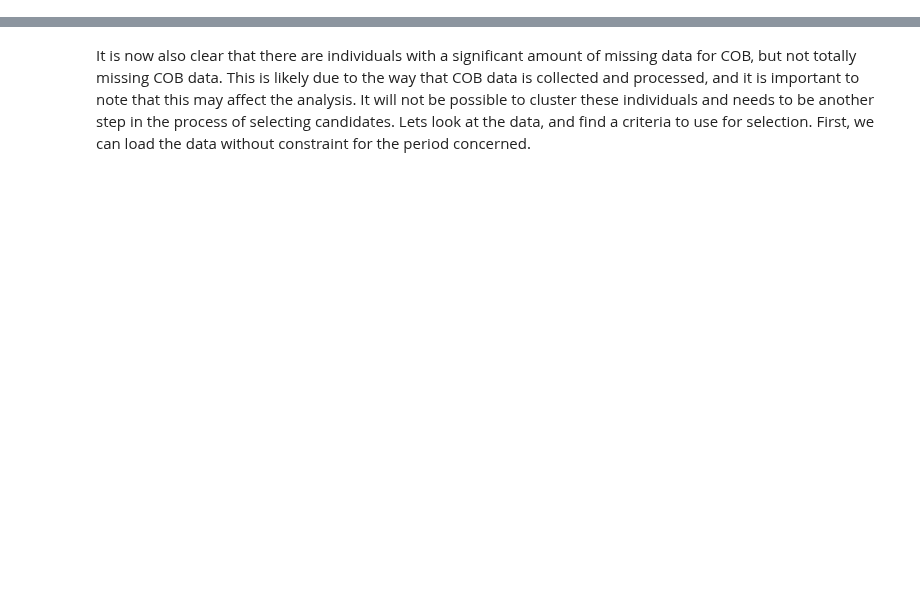
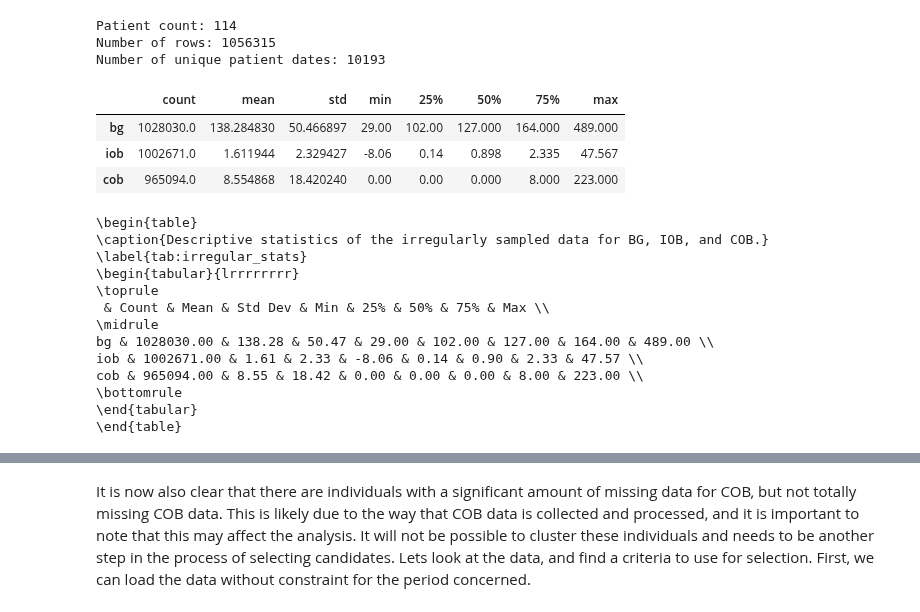
Before and after one commit to rdbrist/masters_project, a Jupyter notebook: notebooks/0.02-rd-initial-data-exploration-all-variables.ipynb, the cells around one changed output, grey strips where cells are left out. Saved outputs shown, nothing was run; the diff lists cells and outputs as text; code cells hidden in the pictures; blank space fills up the shorter version.

```diff
--- a/notebooks/0.02-rd-initial-data-exploration-all-variables.ipynb
+++ b/notebooks/0.02-rd-initial-data-exploration-all-variables.ipynb
@@ -3,0 +22,40 @@
+# %%
+irregular_df = pd.read_csv(INTERIM_DATA_DIR / 'irregular_iob_cob_bg.csv')
+irregular_df['datetime'] = pd.to_datetime(irregular_df['datetime'], format='ISO8601')
+irregular_df['date'] = irregular_df['datetime'].dt.date
+print(f'Patient count: {irregular_df["id"].nunique()}')
+print(f'Number of rows: {irregular_df.shape[0]}')
+print(f'Number of unique patient dates: {irregular_df[["id", "date"]].drop_duplicates().shape[0]}')
+# %% [output]
+Patient count: 114
+Number of rows: 1056315
+Number of unique patient dates: 10193
+# %%
+irreg_stats = irregular_df[['bg', 'iob', 'cob']].describe().T
+display(irreg_stats)
+irreg_table = irreg_stats.to_latex(
+    index=True,
+    float_format='%.2f',
+    caption='Descriptive statistics of the irregularly sampled data for BG, IOB, and COB.',
+    label='tab:irregular_stats',
+    header=['Count', 'Mean', 'Std Dev', 'Min', '25%', '50%', '75%', 'Max'],
+)
+print(irreg_table)
+# %% [output]
+|  | count | mean | std | min | 25% | 50% | 75% | max |
+| bg | 1028030.0 | 138.284830 | 50.466897 | 29.00 | 102.00 | 127.000 | 164.000 | 489.000 |
+| iob | 1002671.0 | 1.611944 | 2.329427 | -8.06 | 0.14 | 0.898 | 2.335 | 47.567 |
+| cob | 965094.0 | 8.554868 | 18.420240 | 0.00 | 0.00 | 0.000 | 8.000 | 223.000 |
+\begin{table}
+\caption{Descriptive statistics of the irregularly sampled data for BG, IOB, and COB.}
+\label{tab:irregular_stats}
+\begin{tabular}{lrrrrrrrr}
+\toprule
+ & Count & Mean & Std Dev & Min & 25% & 50% & 75% & Max \\
+\midrule
+bg & 1028030.00 & 138.28 & 50.47 & 29.00 & 102.00 & 127.00 & 164.00 & 489.00 \\
+iob & 1002671.00 & 1.61 & 2.33 & -8.06 & 0.14 & 0.90 & 2.33 & 47.57 \\
+cob & 965094.00 & 8.55 & 18.42 & 0.00 & 0.00 & 0.00 & 8.00 & 223.00 \\
+\bottomrule
+\end{tabular}
+\end{table}
```
Also changed, not shown: parts of 17 cells of this notebook, 6 other files.
